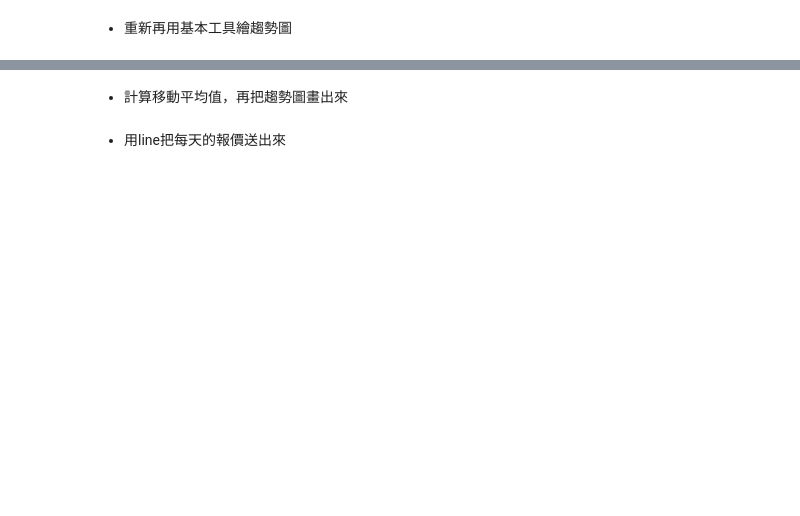
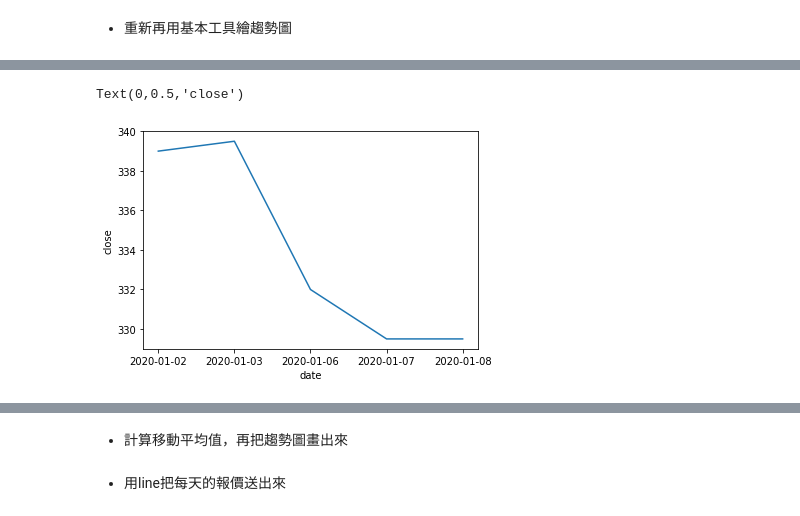
Before and after one commit to maloyang/KH20200704_Python_Basic_and_ML, a Jupyter notebook: Day3/Day3-1.ipynb, the cells around one changed output, grey strips where cells are left out. Drawn from its saved outputs; the diff is of its cells as text; code cells hidden in the pictures; blank space fills up the shorter version.

```diff
--- a/Day3/Day3-1.ipynb
+++ b/Day3/Day3-1.ipynb
@@ -60,18 +116,25 @@ stock_volume = df['Volume'].tolist()
 # %%
 import csv
 # %%
-fn = 'stock_data.csv'
+fn = 'stock_data_20200101-20200718.csv'
 with open(fn, 'w', newline='') as csvfile:
     writer = csv.writer(csvfile)
     writer.writerow(['date', 'close', 'volume'])
     for i in range(len(stock_close)):
         writer.writerow([stock_date[i], stock_close[i], stock_volume[i]])
+# %%
+fn = 'stock_data_2.csv'
+with open(fn, 'w', newline='\r') as csvfile:
+    writer = csv.writer(csvfile)
+    writer.writerow(['date', 'close', 'volume'])
+    for i in range(len(stock_close)):
+        writer.writerow([stock_date[i], stock_close[i], stock_volume[i]])
 # %% [markdown]
 - 把csv讀出來使用
 # %%
 import csv
 
-with open('stock_data.csv', newline='') as csvfile:
+with open(fn, 'r') as csvfile:
     rows = csv.reader(csvfile)
     data_list2 = list(rows)
 # %%
@@ -120,3 +257,12 @@ plt.ylabel('close')
+# %%
+import matplotlib.pyplot as plt
+
+plt.plot(stock_date[0:5], stock_close[0:5])
+plt.xlabel('date')
+plt.ylabel('close')
+# %% [output]
+Text(0,0.5,'close')
+[figure, added]
 # %%
 stock_date[0::10]
 # %%
```
Also changed, not shown: parts of 31 cells of this notebook.
